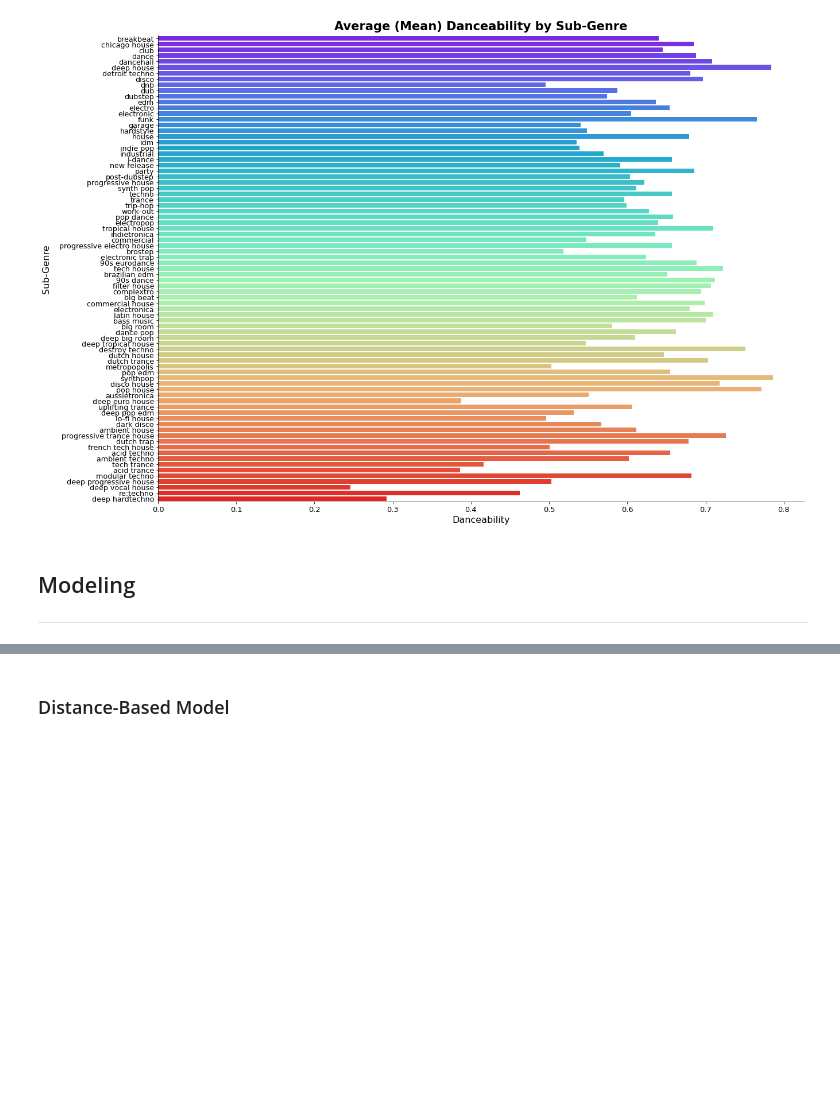
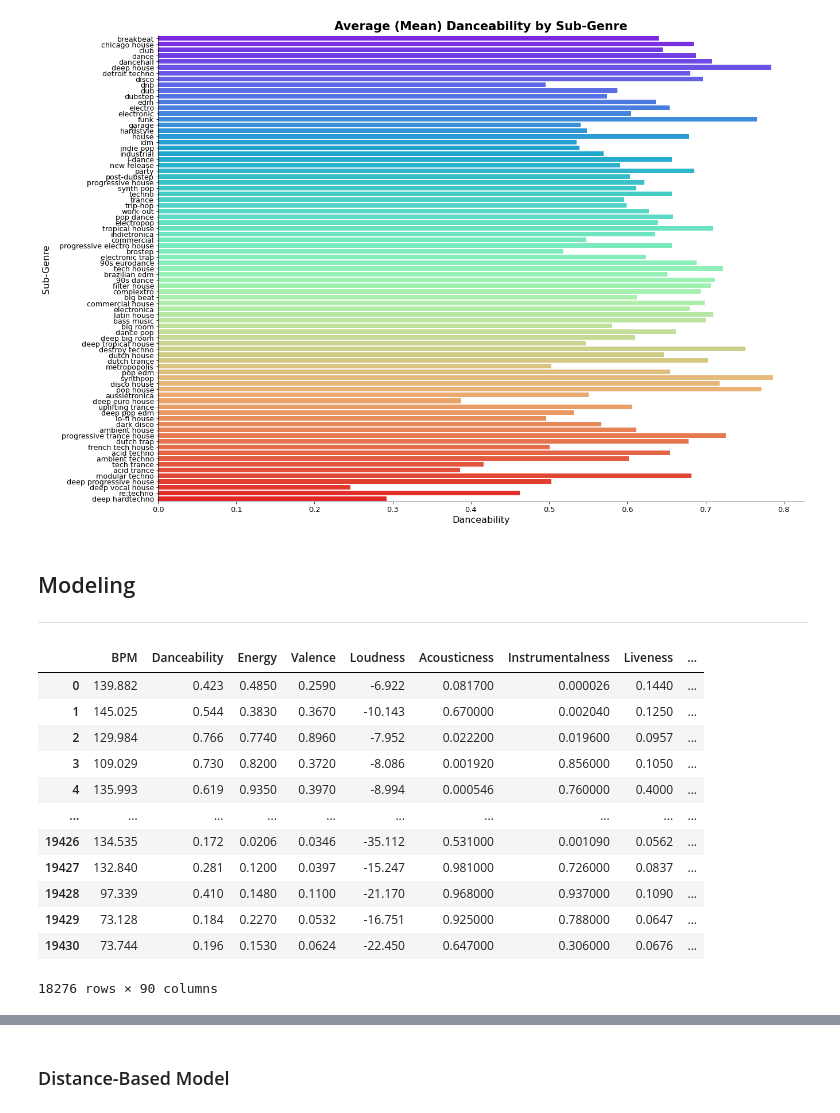
Before and after one commit to modernmediagrp/spotify-recommendation-system, a Jupyter notebook: main_notebook.ipynb, the cells around one changed output, grey strips where cells are left out. Drawn from its saved outputs; the diff is of its cells as text; code cells hidden in the pictures; blank space fills up the shorter version.

```diff
--- a/main_notebook.ipynb
+++ b/main_notebook.ipynb
@@ -779,5 +780,27 @@ plt.title('Average (Mean) Danceability by Sub-Genre', fontsize=21,
 # %% [markdown]
 ## Modeling
 ***
+# %%
+genre_ohe = pd.get_dummies(final_dataset['Sub-Genre'])
+
+model_df = final_dataset.join(genre_ohe)
+
+model_df = model_df.drop(['Song_Title', 'Artists', 'Sub-Genre', 'ID'], axis=1)
+
+model_df
+# %% [output]
+|  | BPM | Danceability | Energy | Valence | Loudness | Acousticness | Instrumentalness | Liveness | ... |
+| 0 | 139.882 | 0.423 | 0.4850 | 0.2590 | -6.922 | 0.081700 | 0.000026 | 0.1440 | ... |
+| 1 | 145.025 | 0.544 | 0.3830 | 0.3670 | -10.143 | 0.670000 | 0.002040 | 0.1250 | ... |
+| 2 | 129.984 | 0.766 | 0.7740 | 0.8960 | -7.952 | 0.022200 | 0.019600 | 0.0957 | ... |
+| 3 | 109.029 | 0.730 | 0.8200 | 0.3720 | -8.086 | 0.001920 | 0.856000 | 0.1050 | ... |
+| 4 | 135.993 | 0.619 | 0.9350 | 0.3970 | -8.994 | 0.000546 | 0.760000 | 0.4000 | ... |
+| ... | ... | ... | ... | ... | ... | ... | ... | ... | ... |
+| 19426 | 134.535 | 0.172 | 0.0206 | 0.0346 | -35.112 | 0.531000 | 0.001090 | 0.0562 | ... |
+| 19427 | 132.840 | 0.281 | 0.1200 | 0.0397 | -15.247 | 0.981000 | 0.726000 | 0.0837 | ... |
+| 19428 | 97.339 | 0.410 | 0.1480 | 0.1100 | -21.170 | 0.968000 | 0.937000 | 0.1090 | ... |
+| 19429 | 73.128 | 0.184 | 0.2270 | 0.0532 | -16.751 | 0.925000 | 0.788000 | 0.0647 | ... |
+| 19430 | 73.744 | 0.196 | 0.1530 | 0.0624 | -22.450 | 0.647000 | 0.306000 | 0.0676 | ... |
+18276 rows × 90 columns
 # %%
 final_dataset[final_dataset['Sub-Genre'] == 'house'].head(20)
```
Also changed, not shown: parts of 5 cells of this notebook.
